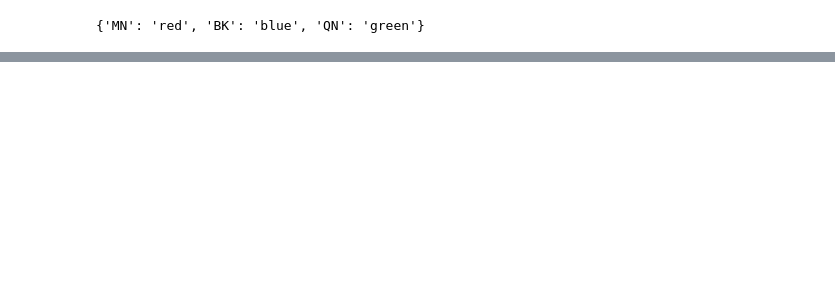
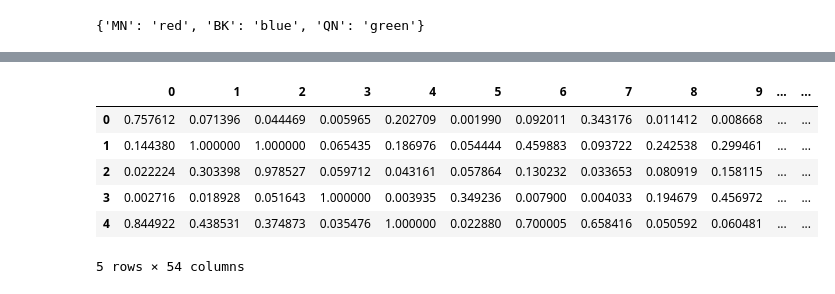
Before and after one commit to fpervaiz/LondonSpringDatathon2020, a Jupyter notebook: draw-stations.ipynb, the cells around one changed output, grey strips where cells are left out. Saved outputs shown, nothing was run; the diff lists cells and outputs as text; code cells hidden in the pictures; blank space fills up the shorter version.

```diff
--- a/draw-stations.ipynb
+++ b/draw-stations.ipynb
@@ -106,0 +121,12 @@ prefix_color
+# %%
+nta_interactions = pd.read_csv("nta_interactions.csv", header=None)
+nta_interactions /= nta_interactions.max()
+nta_interactions.head()
+# %% [output]
+|  | 0 | 1 | 2 | 3 | 4 | 5 | 6 | 7 | 8 | 9 | ... | ... |
+| 0 | 0.757612 | 0.071396 | 0.044469 | 0.005965 | 0.202709 | 0.001990 | 0.092011 | 0.343176 | 0.011412 | 0.008668 | ... | ... |
+| 1 | 0.144380 | 1.000000 | 1.000000 | 0.065435 | 0.186976 | 0.054444 | 0.459883 | 0.093722 | 0.242538 | 0.299461 | ... | ... |
+| 2 | 0.022224 | 0.303398 | 0.978527 | 0.059712 | 0.043161 | 0.057864 | 0.130232 | 0.033653 | 0.080919 | 0.158115 | ... | ... |
+| 3 | 0.002716 | 0.018928 | 0.051643 | 1.000000 | 0.003935 | 0.349236 | 0.007900 | 0.004033 | 0.194679 | 0.456972 | ... | ... |
+| 4 | 0.844922 | 0.438531 | 0.374873 | 0.035476 | 1.000000 | 0.022880 | 0.700005 | 0.658416 | 0.050592 | 0.060481 | ... | ... |
+5 rows × 54 columns
```
Also changed, not shown: parts of 7 cells of this notebook.
